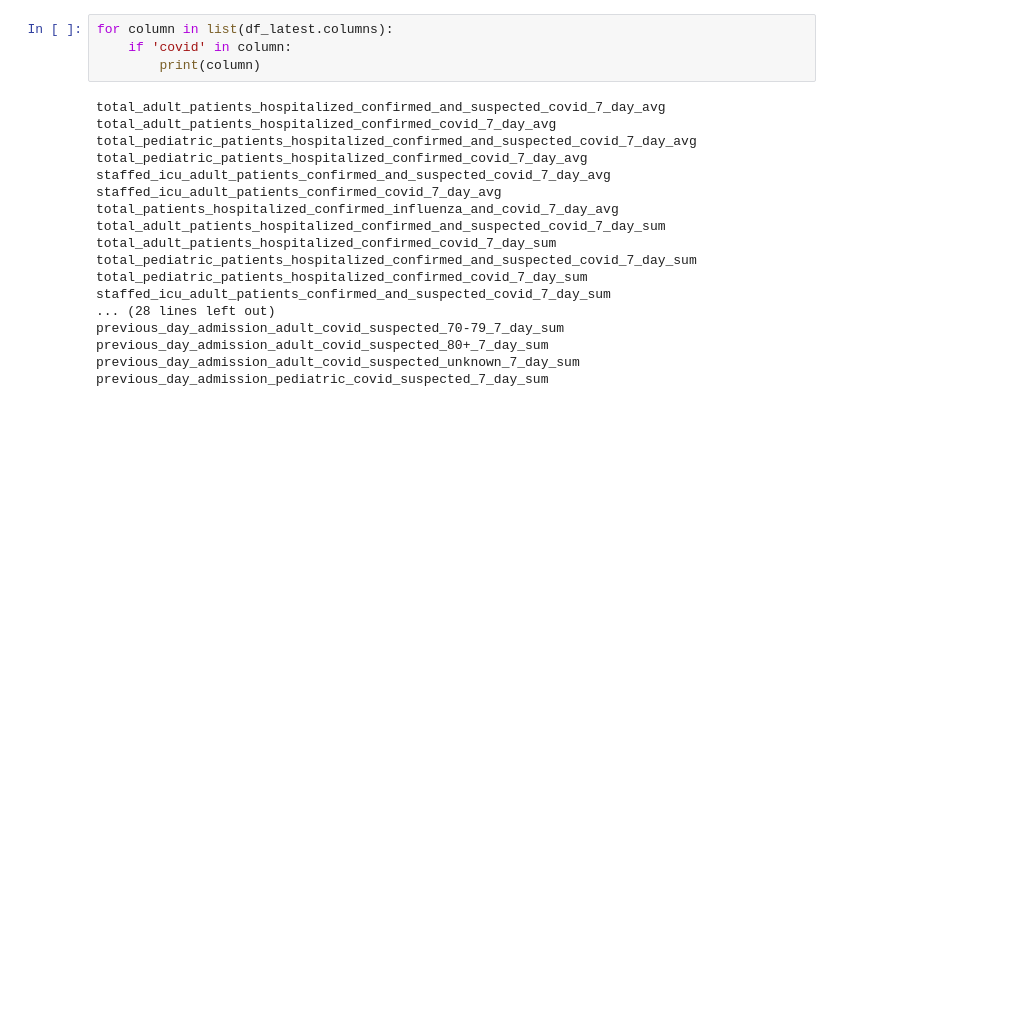
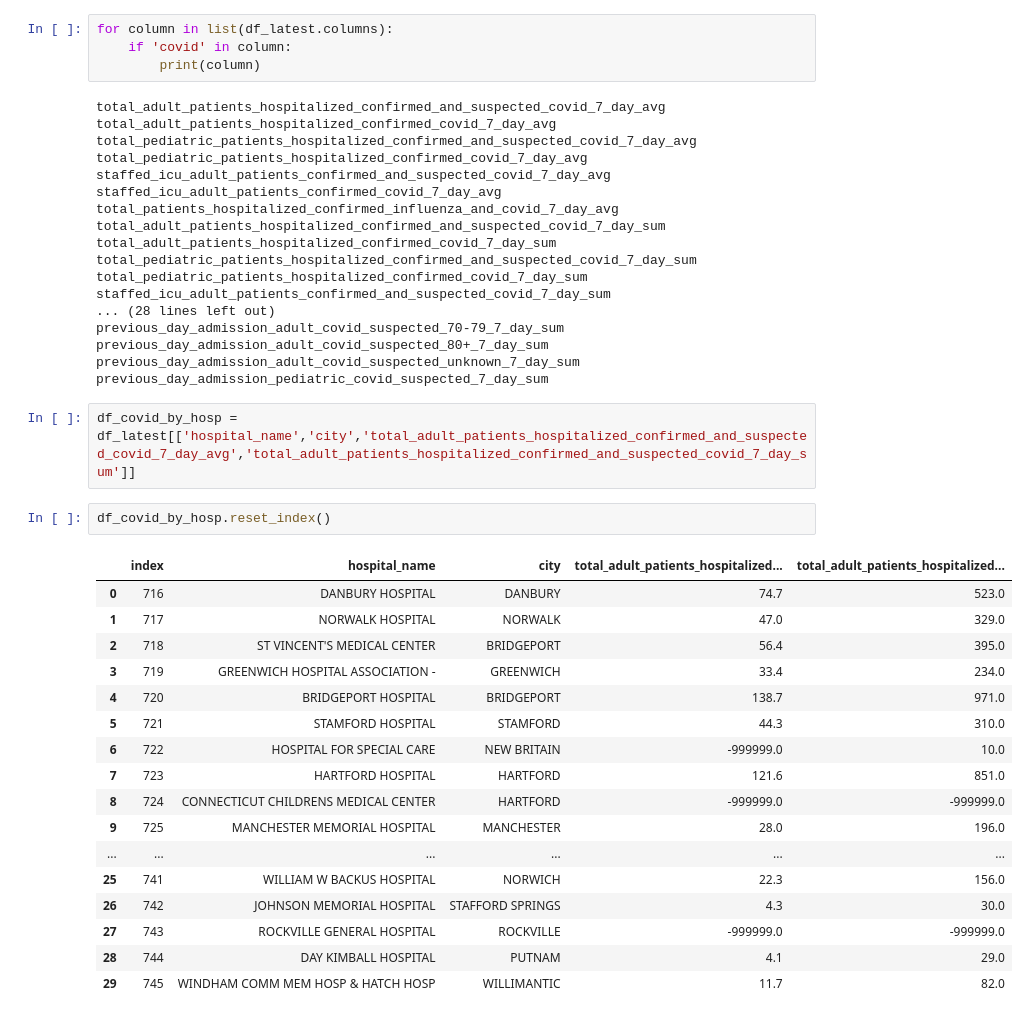
Before and after one commit to kpananjady/Hospital_capacity, a Jupyter notebook: Hospital Capacity - Facility Level.ipynb, the cells around one changed output. Drawn from its saved outputs; the diff is of its cells as text; blank space fills up the shorter version.

```diff
--- a/Hospital Capacity - Facility Level.ipynb
+++ b/Hospital Capacity - Facility Level.ipynb
@@ -197,3 +199,25 @@ previous_day_admission_adult_covid_suspected_70-79_7_day_sum
 previous_day_admission_adult_covid_suspected_80+_7_day_sum
 previous_day_admission_adult_covid_suspected_unknown_7_day_sum
 previous_day_admission_pediatric_covid_suspected_7_day_sum
+# %%
+df_covid_by_hosp = df_latest[['hospital_name','city','total_adult_patients_hospitalized_confirmed_and_suspected_covid_7_day_avg','total_adult_patients_hospitalized_confirmed_and_suspected_covid_7_day_sum']]
+# %%
+df_covid_by_hosp.reset_index()
+# %% [output]
+|  | index | hospital_name | city | total_adult_patients_hospitalized... | total_adult_patients_hospitalized... |
+| 0 | 716 | DANBURY HOSPITAL | DANBURY | 74.7 | 523.0 |
+| 1 | 717 | NORWALK HOSPITAL | NORWALK | 47.0 | 329.0 |
+| 2 | 718 | ST VINCENT'S MEDICAL CENTER | BRIDGEPORT | 56.4 | 395.0 |
+| 3 | 719 | GREENWICH HOSPITAL ASSOCIATION - | GREENWICH | 33.4 | 234.0 |
+| 4 | 720 | BRIDGEPORT HOSPITAL | BRIDGEPORT | 138.7 | 971.0 |
+| 5 | 721 | STAMFORD HOSPITAL | STAMFORD | 44.3 | 310.0 |
+| 6 | 722 | HOSPITAL FOR SPECIAL CARE | NEW BRITAIN | -999999.0 | 10.0 |
+| 7 | 723 | HARTFORD HOSPITAL | HARTFORD | 121.6 | 851.0 |
+| 8 | 724 | CONNECTICUT CHILDRENS MEDICAL CENTER | HARTFORD | -999999.0 | -999999.0 |
+| 9 | 725 | MANCHESTER MEMORIAL HOSPITAL | MANCHESTER | 28.0 | 196.0 |
+| ... | ... | ... | ... | ... | ... |
+| 25 | 741 | WILLIAM W BACKUS HOSPITAL | NORWICH | 22.3 | 156.0 |
+| 26 | 742 | JOHNSON MEMORIAL HOSPITAL | STAFFORD SPRINGS | 4.3 | 30.0 |
+| 27 | 743 | ROCKVILLE GENERAL HOSPITAL | ROCKVILLE | -999999.0 | -999999.0 |
+| 28 | 744 | DAY KIMBALL HOSPITAL | PUTNAM | 4.1 | 29.0 |
+| 29 | 745 | WINDHAM COMM MEM HOSP & HATCH HOSP | WILLIMANTIC | 11.7 | 82.0 |
```
Also changed, not shown: parts of 6 cells of this notebook, 1 other file.
